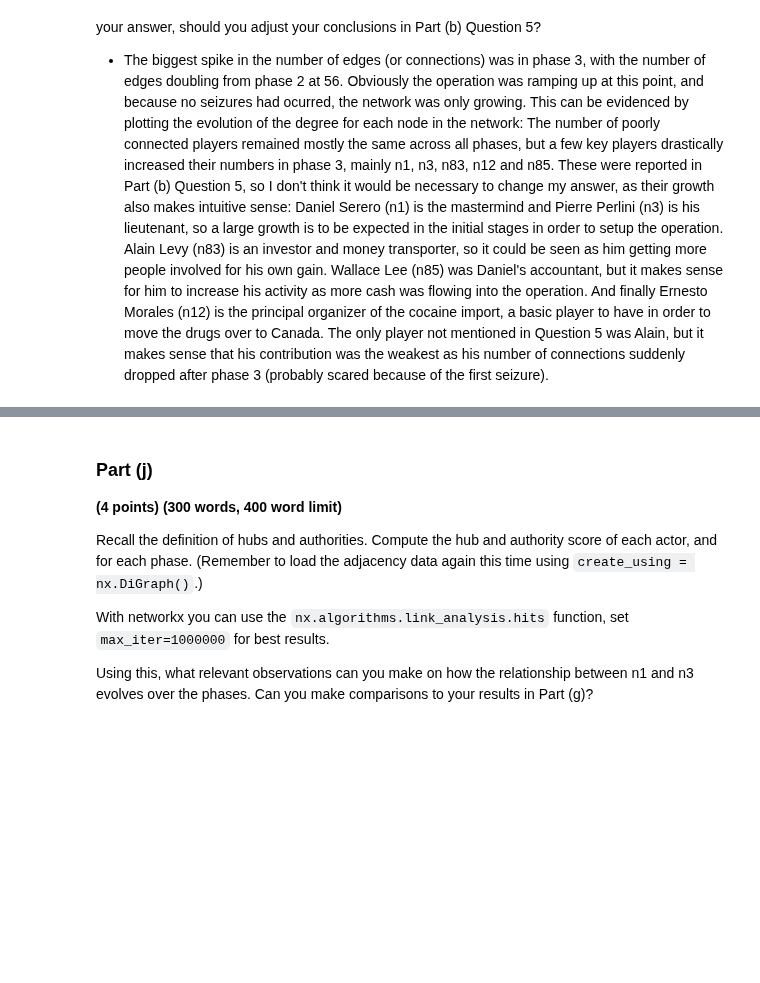
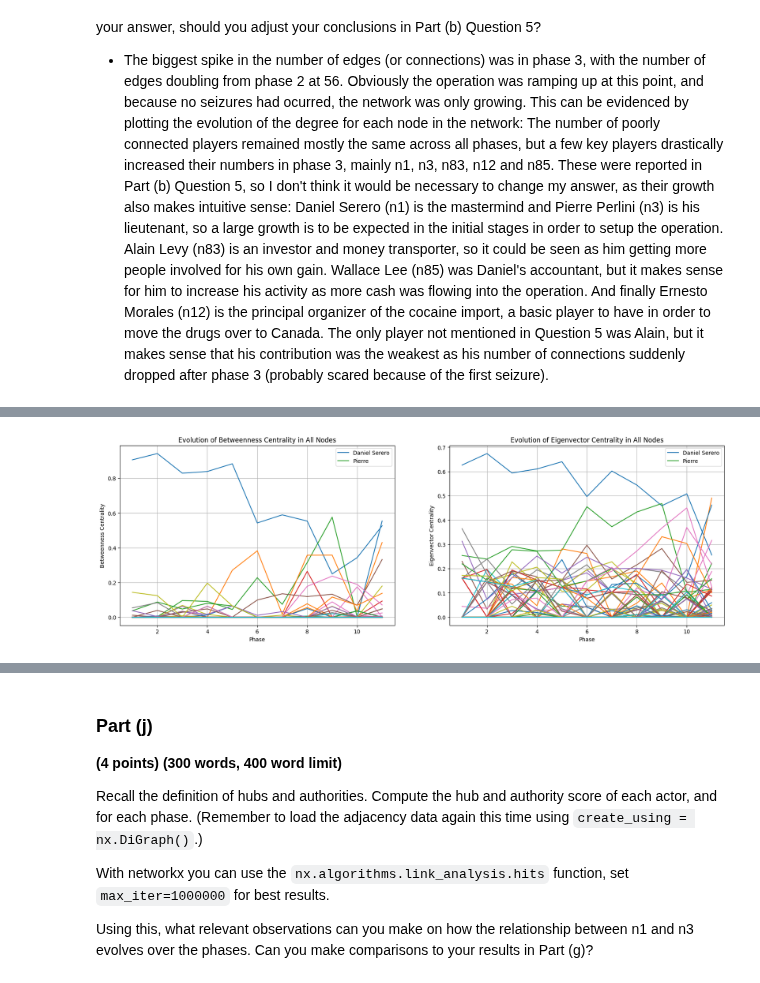
Before and after one commit to eddysanoli-galileo/Data-Analysis-Statistical-Modeling-and-Computation-in-Applications, a Jupyter notebook: Module 3 - Network Analysis/Project/Problem 2.ipynb, the cells around one changed output, grey strips where cells are left out. Saved outputs shown, nothing was run; the diff lists cells and outputs as text; code cells hidden in the pictures; blank space fills up the shorter version.

```diff
--- a/Module 3 - Network Analysis/Project/Problem 2.ipynb
+++ b/Module 3 - Network Analysis/Project/Problem 2.ipynb
@@ -491,0 +561,86 @@ The change in the network from Phase X to X+1 coincides with a major event that
+# %%
+# ======= NODES NOT INCLUDED FROM PHASE 3 ====== #
+
+# Check the nodes that are not present in phase 5 compared to phase 4
+print("Nodes present in phase 4 but not in phase 5")
+print(set(G[4]) - set(G[5]))
+
+print("Nodes present in phase 3 but not in phase 4")
+print(set(G[3]) - set(G[4]))
+
+# ======= TOP 10 NODES WITH DEGREE CHANGE ====== #
+
+# Get the degree changes from phase 3 to 4 for each node
+degree_change = {
+    node: G[4].degree(node) - G[3].degree(node) for node in G[4] if node in G[3] and node in G[4]
+}
+
+# Sort the degree changes in descending order
+sorted_degree_change = sorted(
+    degree_change.items(),
+    key=lambda x: x[1],
+    reverse=True
+)
+
+# Print the top 10 nodes with the highest degree change
+print()
+print("Top 10 Nodes with Highest Degree Change (Phase 3 to 4)")
+pp.pprint(sorted_degree_change[:10])
+
+# ========== EVOLUTION OF BETWEENNESS ========== #
+
+# Generate a figure with 1 row and 2 columns
+fig, (ax1, ax2) = plt.subplots(1, 2, figsize=(20, 6))
+
+# Get the betweenness centrality for each phase
+betweenness_centrality = {
+    i: nx.betweenness_centrality(G[i]) for i in phases
+}
+
+# Plot the evolution of the betweenness centrality for each node
+for node_number in range(110):
+    node_name = "n" + str(node_number + 1)
+    node_betweenness = [betweenness_centrality[i][node_name] if node_name in betweenness_centrality[i] else 0 for i in phases]
+
+    if node_name == "n1":
+        ax1.plot(phases, node_betweenness, label="Daniel Serero")
+    elif node_name == "n3":
+        ax1.plot(phases, node_betweenness, label="Pierre")
+    else:
+        ax1.plot(phases, node_betweenness)
+
+
+# Set the title of the plot
+ax1.set_title("Evolution of Betweenness Centrality in All Nodes")
+ax1.set_xlabel("Phase")
+ax1.set_ylabel("Betweenness Centrality")
+ax1.legend()
+ax1.grid()
+
+# Get the eigenvector centrality for each phase
+eigenvector_centrality = {
+    i: nx.eigenvector_centrality(G[i]) for i in phases
+}
+
+# Plot the evolution of the eigenvector centrality for each node
+for node_number in range(110):
+    node_name = "n" + str(node_number + 1)
+    node_eigenvector = [eigenvector_centrality[i][node_name] if node_name in eigenvector_centrality[i] else 0 for i in phases]
+
+    if node_name == "n1":
+        ax2.plot(phases, node_eigenvector, label="Daniel Serero")
+    elif node_name == "n3":
+        ax2.plot(phases, node_eigenvector, label="Pierre")
+    else:
+        ax2.plot(phases, node_eigenvector)
+
+# Set the title of the plot
+ax2.set_title("Evolution of Eigenvector Centrality in All Nodes")
+ax2.set_xlabel("Phase")
+ax2.set_ylabel("Eigenvector Centrality")
+ax2.legend()
+ax2.grid()
+
+# Show the plot
+plt.show()
+# %% [output]
@@ -492,3 +663,4 @@ The change in the network from Phase X to X+1 coincides with a major event that
+[figure, added]
 # %% [markdown]
 ### Part (g):
 
```
Also changed, not shown: parts of 13 cells of this notebook, 6 other files.
